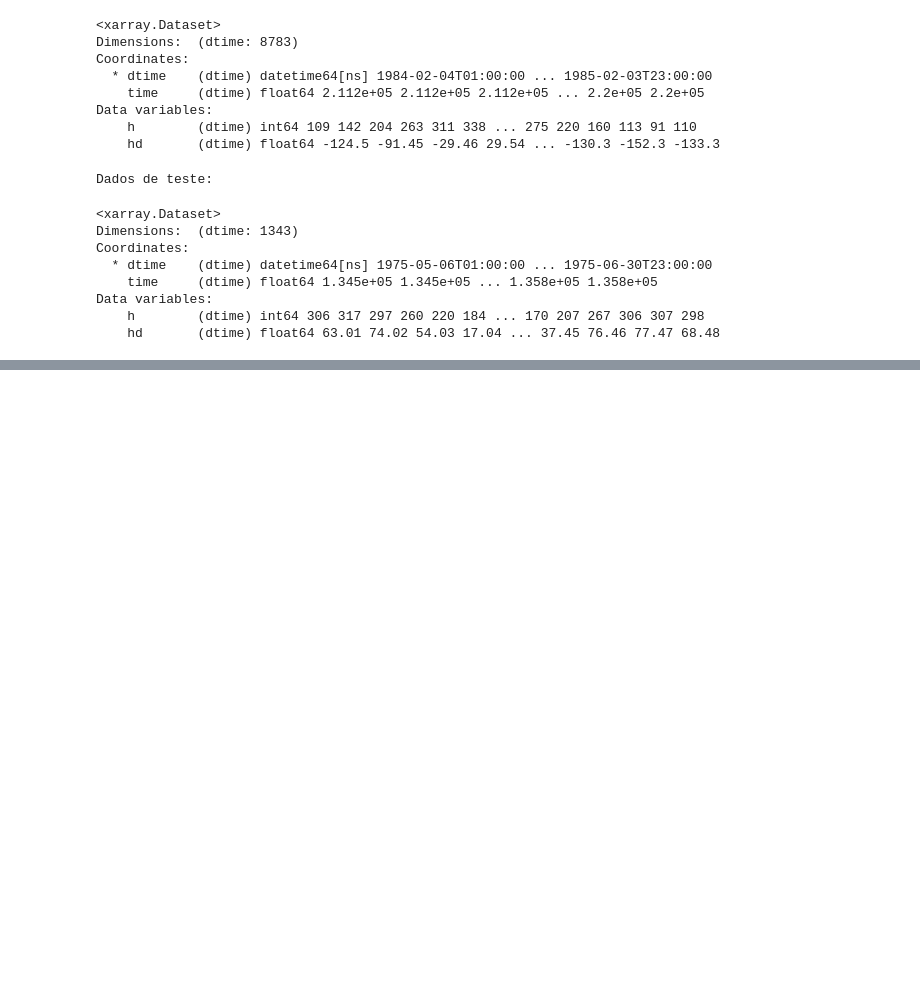
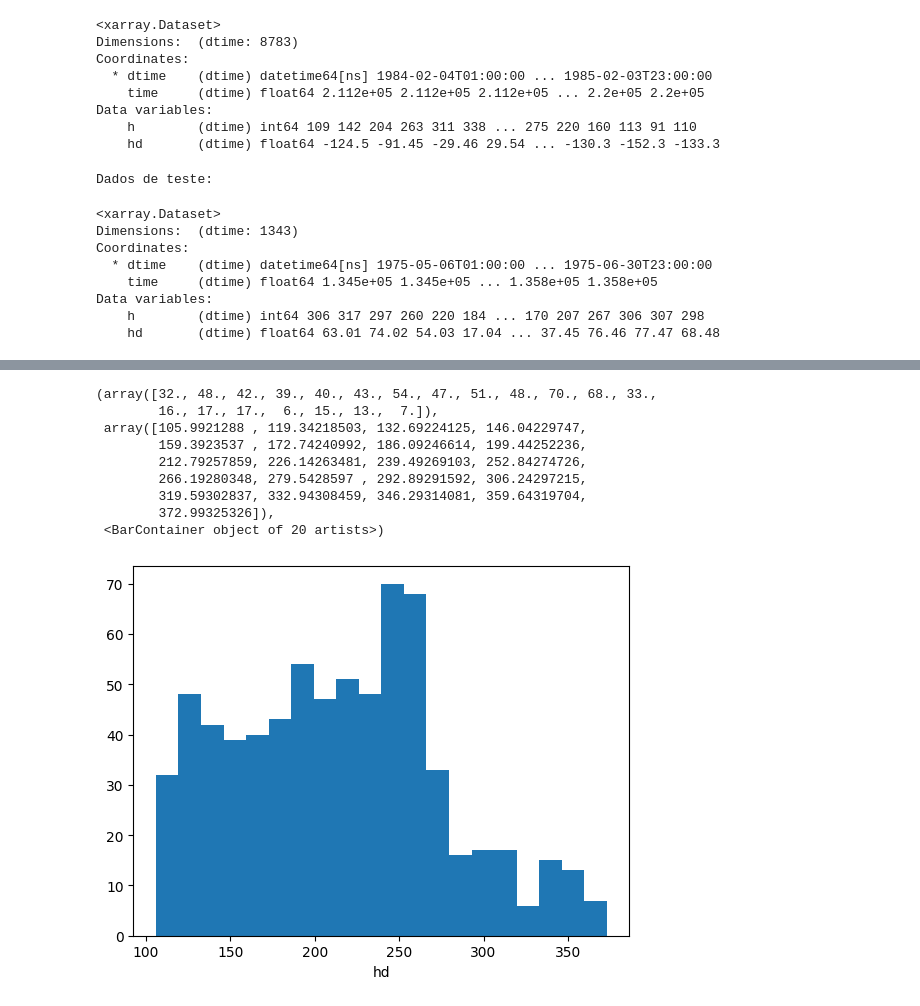
Before and after one commit to iuryt/tide_prediction_luiscorreia, a Jupyter notebook: src/tide_fitting.ipynb, the cells around one changed output, grey strips where cells are left out. Saved outputs shown, nothing was run; the diff lists cells and outputs as text; code cells hidden in the pictures; blank space fills up the shorter version.

```diff
--- a/src/tide_fitting.ipynb
+++ b/src/tide_fitting.ipynb
@@ -234,0 +239,3 @@ plot(test)
+# %%
+maxpeaks = find_peaks(train.hd, prominence=20)[0]
+minpeaks = find_peaks(-train.hd, prominence=20)[0]
@@ -234,0 +253,18 @@ plot(test)
+# %%
+tide_amplitude = (
+    train.hd.isel(dtime=maxpeaks[1:]).reset_index("dtime")-
+    train.hd.isel(dtime=minpeaks).reset_index("dtime")
+).assign_coords(dtime=train.dtime.isel(dtime=maxpeaks[1:]))
+# %%
+tide_amplitude.plot.hist(bins=20)
+# %% [output]
+(array([32., 48., 42., 39., 40., 43., 54., 47., 51., 48., 70., 68., 33.,
+        16., 17., 17.,  6., 15., 13.,  7.]),
+ array([105.9921288 , 119.34218503, 132.69224125, 146.04229747,
+        159.3923537 , 172.74240992, 186.09246614, 199.44252236,
+        212.79257859, 226.14263481, 239.49269103, 252.84274726,
+        266.19280348, 279.5428597 , 292.89291592, 306.24297215,
+        319.59302837, 332.94308459, 346.29314081, 359.64319704,
+        372.99325326]),
+ <BarContainer object of 20 artists>)
+[figure, added]
```
Also changed, not shown: parts of 7 cells of this notebook, 2 other files.
